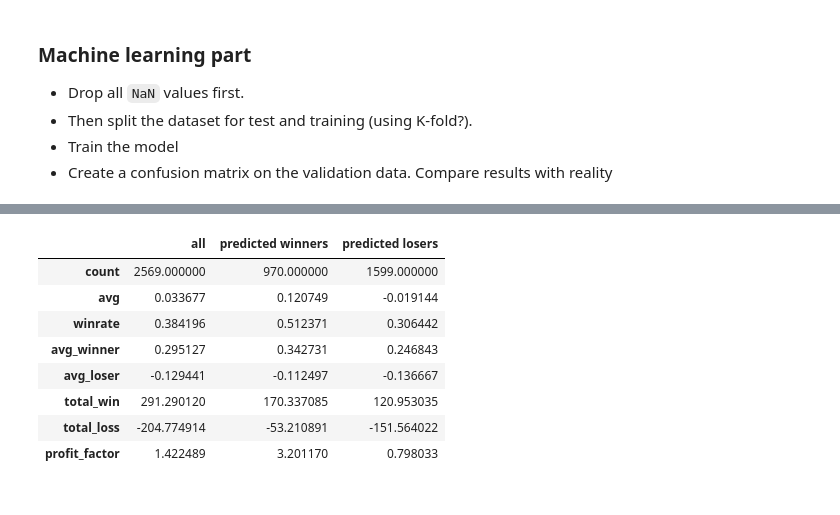
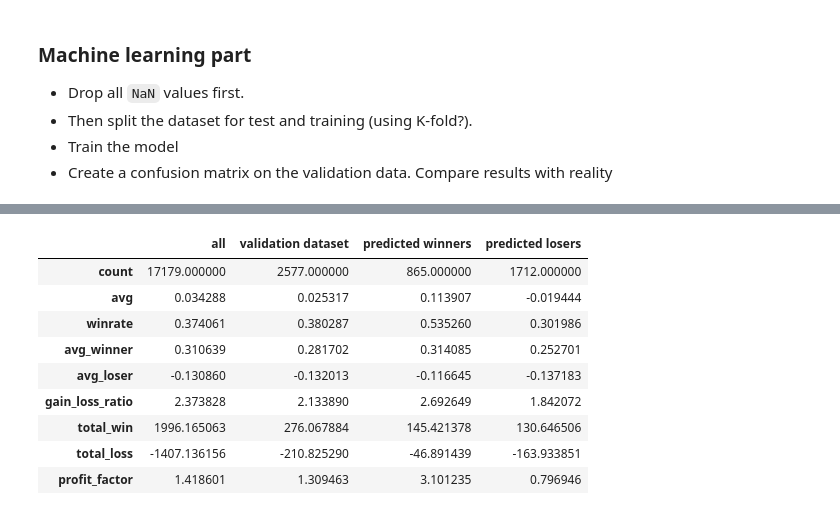
Before and after one commit to karatekaneen/stocky-ml, a Jupyter notebook: stockytrades.ipynb, the cells around one changed output, grey strips where cells are left out. Cells and saved outputs as stored; diff of their text form; code cells hidden in the pictures.

````diff
--- a/stockytrades.ipynb
+++ b/stockytrades.ipynb
@@ -375,11 +450,15 @@ scaler = StandardScaler()
 model = tf.keras.Sequential([
     tf.keras.layers.Dense(128, activation='relu', input_shape=(X.shape[1],)),
     tf.keras.layers.BatchNormalization(),
-    tf.keras.layers.Dropout(0.3),
+    tf.keras.layers.Dropout(0.4),
     tf.keras.layers.Dense(64, activation='relu'),
     tf.keras.layers.BatchNormalization(),
-    tf.keras.layers.Dropout(0.3),
+    tf.keras.layers.Dropout(0.4),
     tf.keras.layers.Dense(32, activation='relu'),
+    tf.keras.layers.BatchNormalization(),
+    tf.keras.layers.Dropout(0.4),
+    tf.keras.layers.Dense(16, activation='relu'),
+    # tf.keras.layers.BatchNormalization(),
     # tf.keras.layers.BatchNormalization(),
     # tf.keras.layers.Dropout(0.5),
     # tf.keras.layers.Dense(32, activation='relu'),
@@ -469,6 +548,7 @@ def summarize(df, name):
         'winrate': len(winners) / len(df),
         'avg_winner': winners['result'].mean(),
         'avg_loser': losers['result'].mean(),
+        'gain_loss_ratio': winners['result'].mean() /-losers['result'].mean(),
         'total_win': winners['result'].sum(),
         'total_loss':  losers['result'].sum(),
         'profit_factor': winners['result'].sum() / -losers['result'].sum()
@@ -476,25 +556,27 @@ def summarize(df, name):
 # %%
 res = validation_data[['result', 'label']].copy()
 res['pred'] = y_pred
 
 threshold = 0.5
 
-all_trades = summarize(res, "all")
+all_trades = summarize(df, "all")
+val_trades = summarize(res, "validation dataset")
 pred_winners = summarize(res[res['pred'] > threshold], "predicted winners")
 pred_losers = summarize(res[res['pred'] <= threshold], "predicted losers")
 
 
-pd.concat([all_trades, pred_winners, pred_losers,], axis=1)
+pd.concat([all_trades, val_trades, pred_winners, pred_losers,], axis=1)
 # %% [output]
-|  | all | predicted winners | predicted losers |
-| count | 2569.000000 | 970.000000 | 1599.000000 |
-| avg | 0.033677 | 0.120749 | -0.019144 |
-| winrate | 0.384196 | 0.512371 | 0.306442 |
-| avg_winner | 0.295127 | 0.342731 | 0.246843 |
-| avg_loser | -0.129441 | -0.112497 | -0.136667 |
-| total_win | 291.290120 | 170.337085 | 120.953035 |
-| total_loss | -204.774914 | -53.210891 | -151.564022 |
-| profit_factor | 1.422489 | 3.201170 | 0.798033 |
+|  | all | validation dataset | predicted winners | predicted losers |
+| count | 17179.000000 | 2577.000000 | 865.000000 | 1712.000000 |
+| avg | 0.034288 | 0.025317 | 0.113907 | -0.019444 |
+| winrate | 0.374061 | 0.380287 | 0.535260 | 0.301986 |
+| avg_winner | 0.310639 | 0.281702 | 0.314085 | 0.252701 |
+| avg_loser | -0.130860 | -0.132013 | -0.116645 | -0.137183 |
+| gain_loss_ratio | 2.373828 | 2.133890 | 2.692649 | 1.842072 |
+| total_win | 1996.165063 | 276.067884 | 145.421378 | 130.646506 |
+| total_loss | -1407.136156 | -210.825290 | -46.891439 | -163.933851 |
+| profit_factor | 1.418601 | 1.309463 | 3.101235 | 0.796946 |
 # %% [markdown]
 #### 3456 - Benchmark innan Kaufman + trade count features
 ```csv
````
Also changed, not shown: parts of 19 cells of this notebook, 5 other files.
